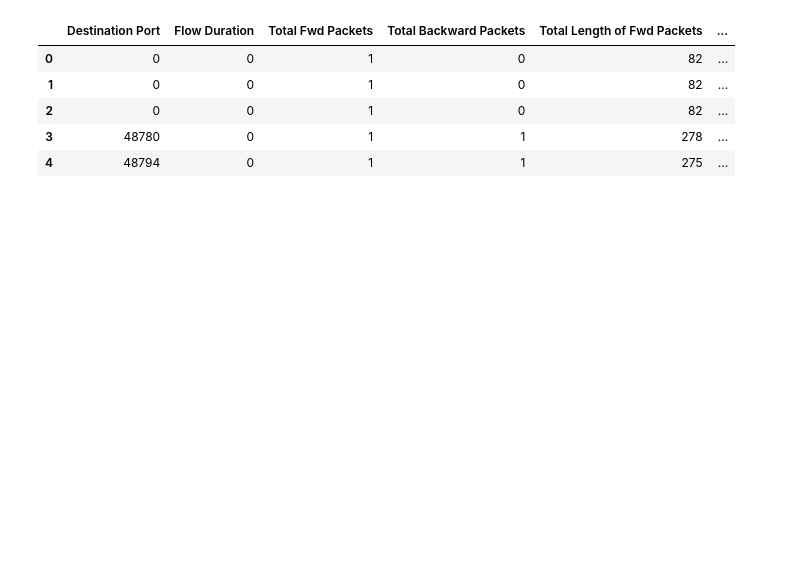
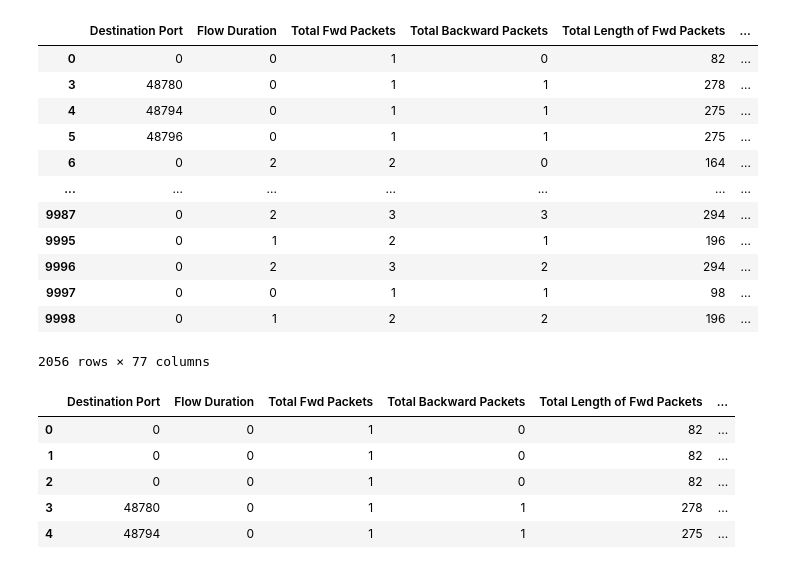
Before and after one commit to eduardoascunha/IDS-ASM, a Jupyter notebook: anomalyModel/anomaly_models.ipynb, the cells around one changed output. Cells and saved outputs as stored; diff of their text form; code cells hidden in the pictures; blank space fills up the shorter version.

```diff
--- a/anomalyModel/anomaly_models.ipynb
+++ b/anomalyModel/anomaly_models.ipynb
@@ -15,6 +15,22 @@ pd.set_option('display.max_columns', None)  # Show all columns
 pd.set_option('display.width', None)        # No max width
 # %%
 df = pd.read_csv("data/csvs/flow_data_clean_v2.csv")
+# %%
+df.drop_duplicates()
+# %% [output]
+|  | Destination Port | Flow Duration | Total Fwd Packets | Total Backward Packets | Total Length of Fwd Packets | ... |
+| 0 | 0 | 0 | 1 | 0 | 82 | ... |
+| 3 | 48780 | 0 | 1 | 1 | 278 | ... |
+| 4 | 48794 | 0 | 1 | 1 | 275 | ... |
+| 5 | 48796 | 0 | 1 | 1 | 275 | ... |
+| 6 | 0 | 2 | 2 | 0 | 164 | ... |
+| ... | ... | ... | ... | ... | ... | ... |
+| 9987 | 0 | 2 | 3 | 3 | 294 | ... |
+| 9995 | 0 | 1 | 2 | 1 | 196 | ... |
+| 9996 | 0 | 2 | 3 | 2 | 294 | ... |
+| 9997 | 0 | 0 | 1 | 1 | 98 | ... |
+| 9998 | 0 | 1 | 2 | 2 | 196 | ... |
+2056 rows × 77 columns
 # %%
 df.head()
 # %% [output]
```
Also changed, not shown: parts of 1 cell of this notebook, 6 other files.
